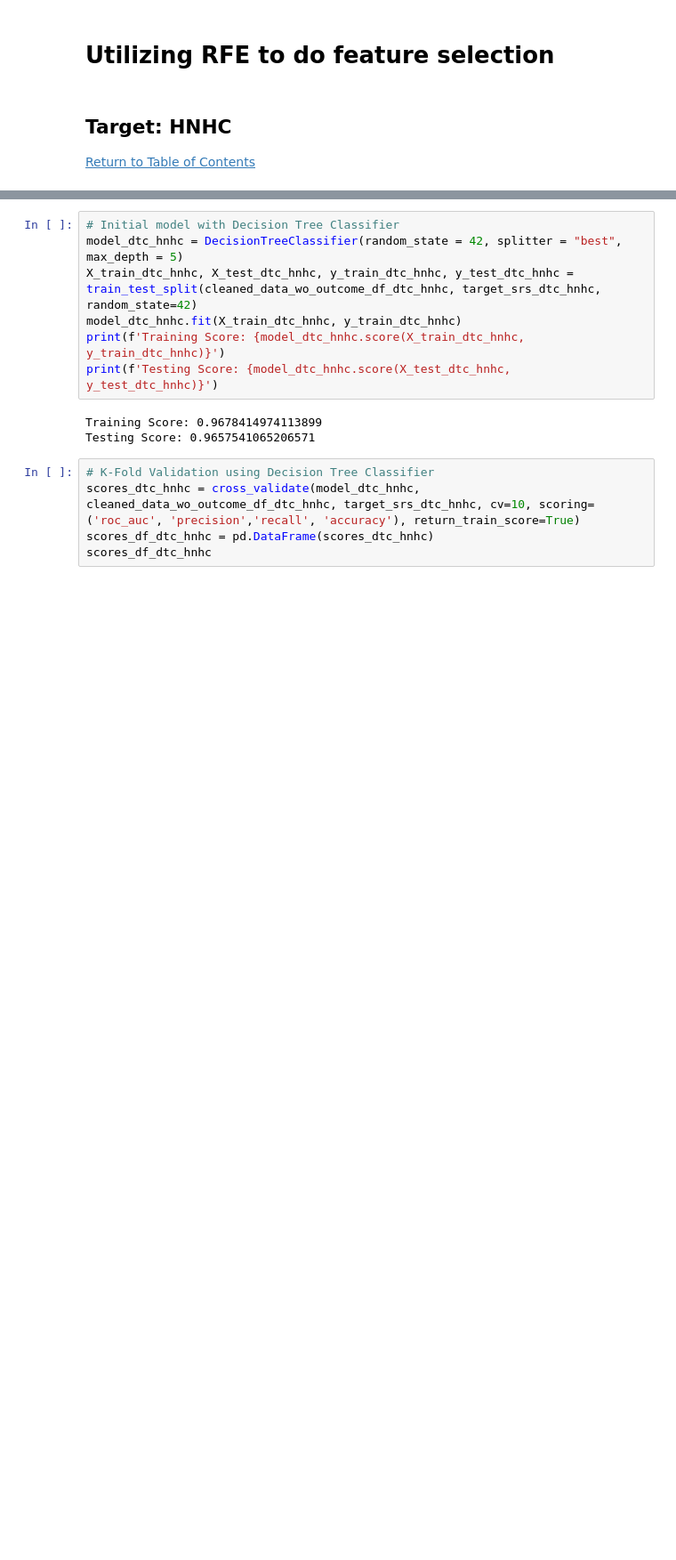
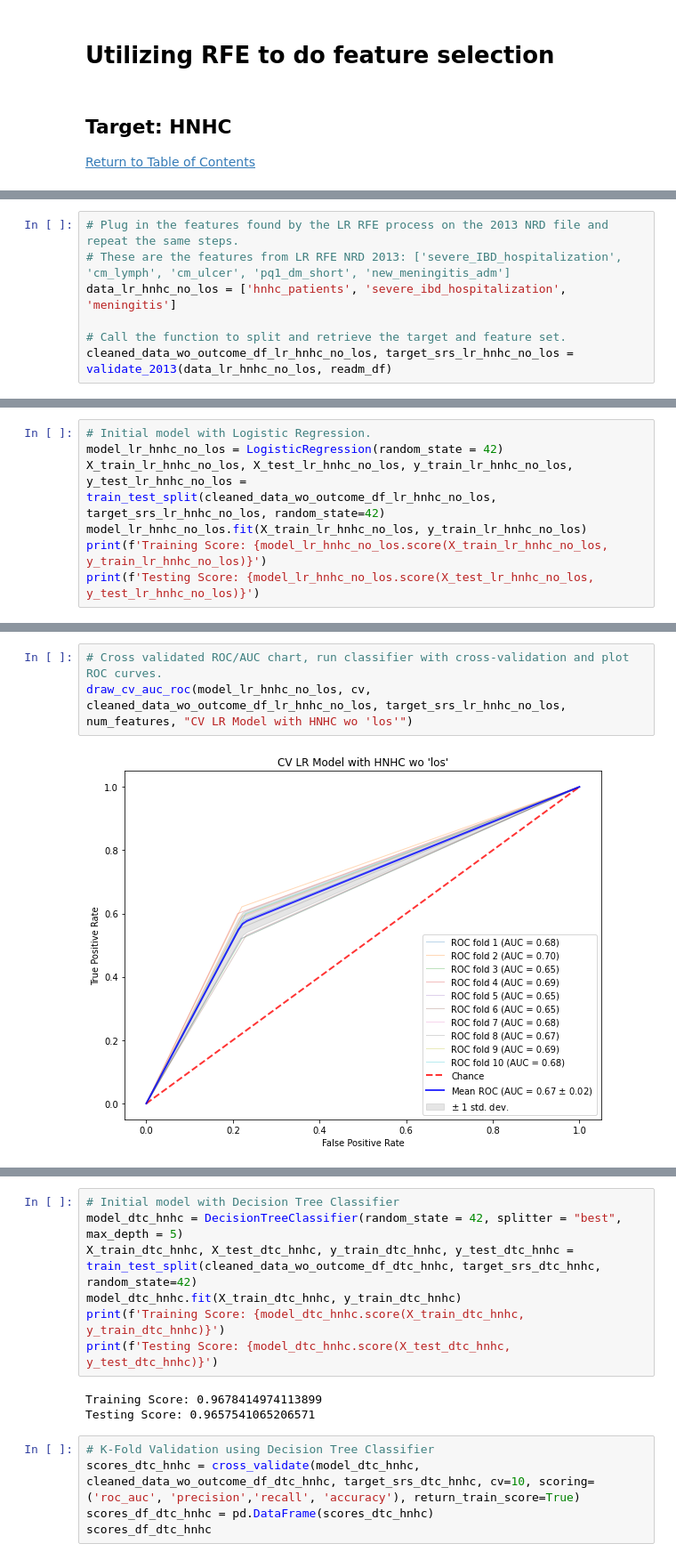
Before and after one commit to Autonomousse/UCSD_NRD_2017, a Jupyter notebook: NRD_2017_ML_Validation_5_Features_SP.ipynb, the cells around one changed output, grey strips where cells are left out. Shown at 89% size. Cells and saved outputs as stored; diff of their text form; blank space fills up the shorter version.

```diff
--- a/NRD_2017_ML_Validation_5_Features_SP.ipynb
+++ b/NRD_2017_ML_Validation_5_Features_SP.ipynb
@@ -455,0 +470,7 @@ def draw_cv_auc_roc(classifier, cv, X, y, num_features, title = 'Receiver Operat
+# %%
+# Plug in the features found by the LR RFE process on the 2013 NRD file and repeat the same steps.
+# These are the features from LR RFE NRD 2013: ['severe_IBD_hospitalization', 'cm_lymph', 'cm_ulcer', 'pq1_dm_short', 'new_meningitis_adm']
+data_lr_hnhc_no_los = ['hnhc_patients', 'severe_ibd_hospitalization', 'meningitis']
+
+# Call the function to split and retrieve the target and feature set.
+cleaned_data_wo_outcome_df_lr_hnhc_no_los, target_srs_lr_hnhc_no_los = validate_2013(data_lr_hnhc_no_los, readm_df)
@@ -455,0 +492,7 @@ def draw_cv_auc_roc(classifier, cv, X, y, num_features, title = 'Receiver Operat
+# %%
+# Initial model with Logistic Regression.
+model_lr_hnhc_no_los = LogisticRegression(random_state = 42)
+X_train_lr_hnhc_no_los, X_test_lr_hnhc_no_los, y_train_lr_hnhc_no_los, y_test_lr_hnhc_no_los = train_test_split(cleaned_data_wo_outcome_df_lr_hnhc_no_los, target_srs_lr_hnhc_no_los, random_state=42)
+model_lr_hnhc_no_los.fit(X_train_lr_hnhc_no_los, y_train_lr_hnhc_no_los)
+print(f'Training Score: {model_lr_hnhc_no_los.score(X_train_lr_hnhc_no_los, y_train_lr_hnhc_no_los)}')
+print(f'Testing Score: {model_lr_hnhc_no_los.score(X_test_lr_hnhc_no_los, y_test_lr_hnhc_no_los)}')
@@ -455,0 +519,5 @@ def draw_cv_auc_roc(classifier, cv, X, y, num_features, title = 'Receiver Operat
+# %%
+# Cross validated ROC/AUC chart, run classifier with cross-validation and plot ROC curves.
+draw_cv_auc_roc(model_lr_hnhc_no_los, cv, cleaned_data_wo_outcome_df_lr_hnhc_no_los, target_srs_lr_hnhc_no_los, num_features, "CV LR Model with HNHC wo 'los'")
+# %% [output]
+[figure, added]
```
Also changed, not shown: parts of 63 cells of this notebook, 1 other file.
